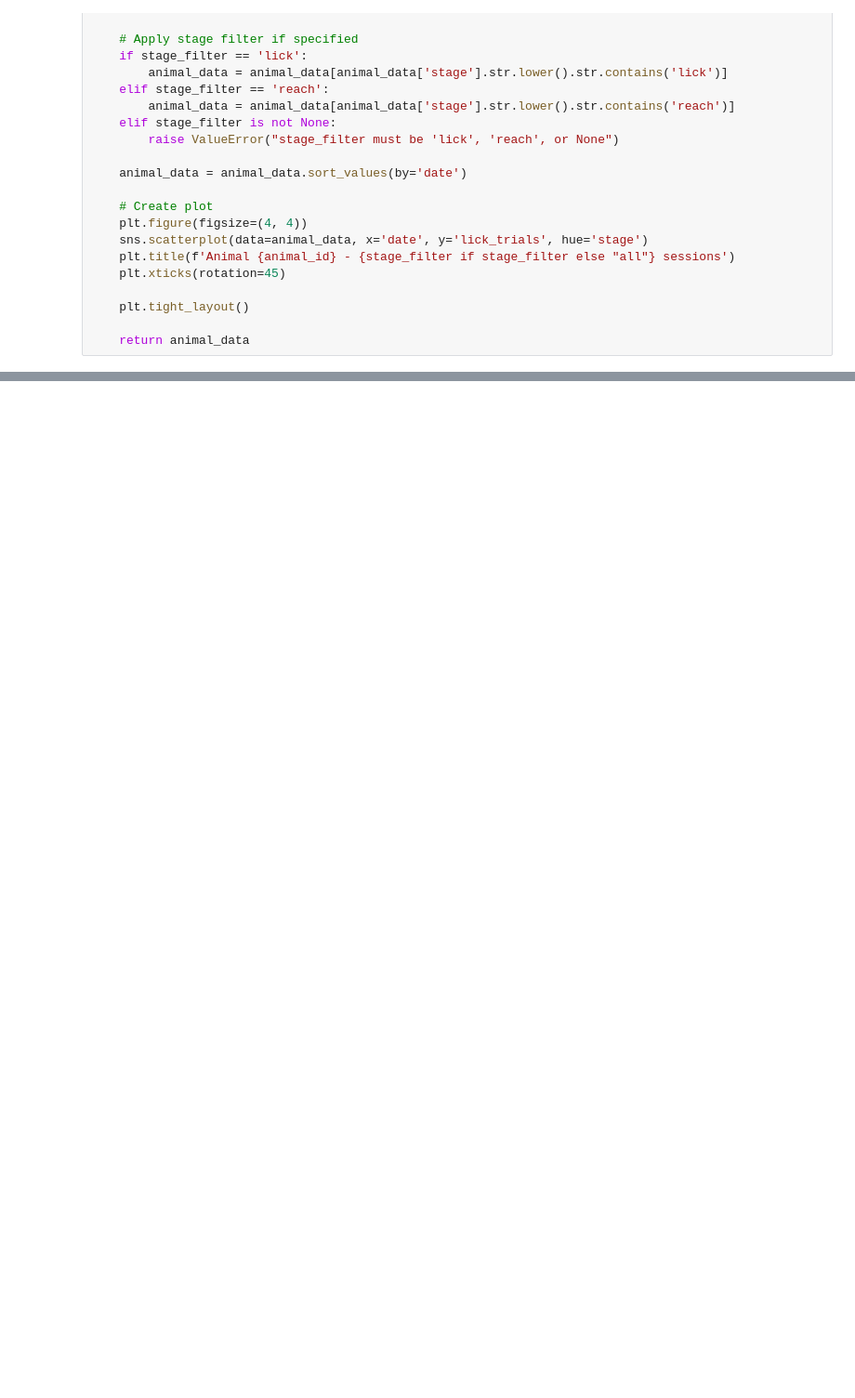
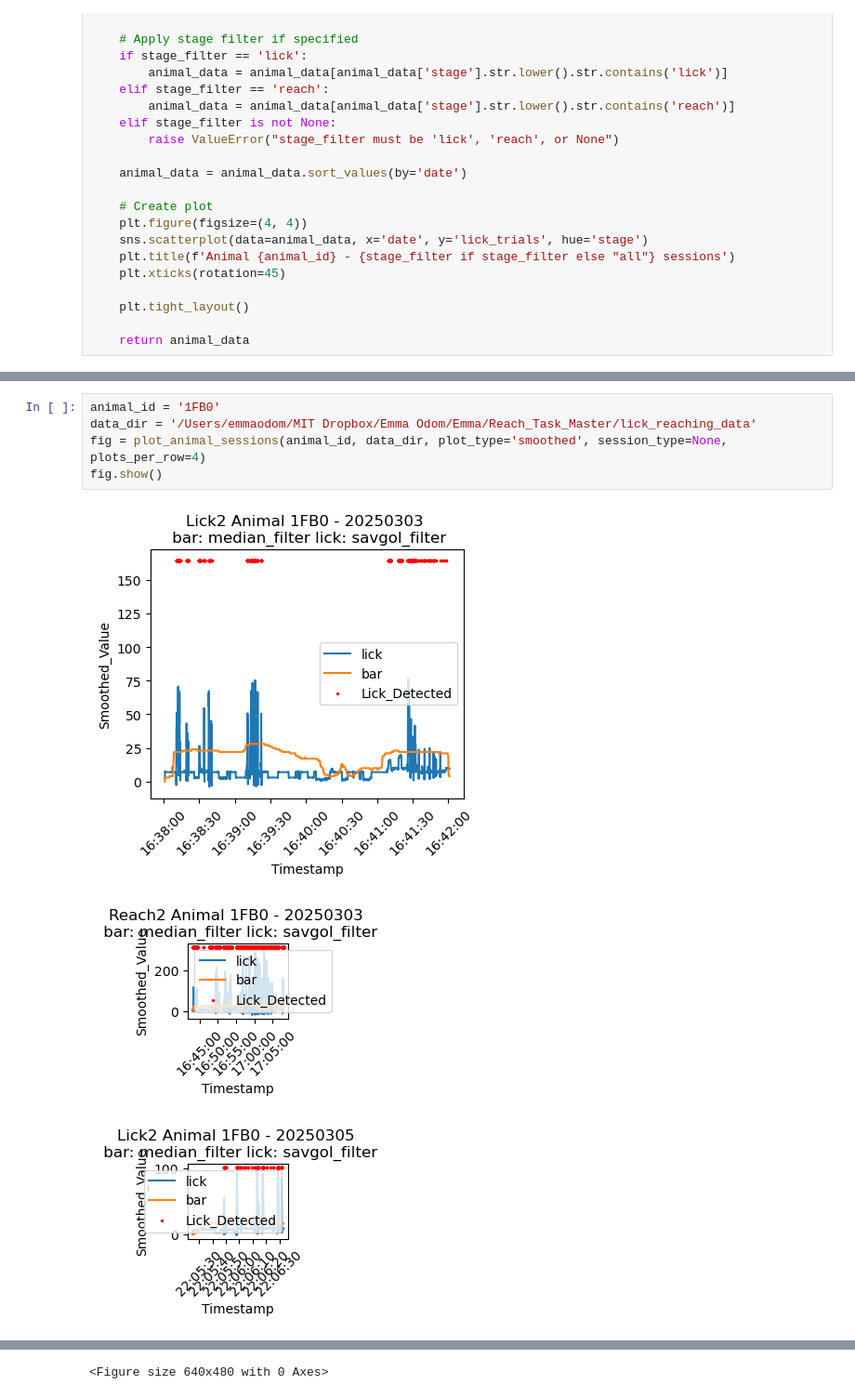
Before and after one commit to surlab/Behavior_Code_Emma, a Jupyter notebook: python/behavior_analysis.ipynb, the cells around one changed output, grey strips where cells are left out. Shown at 93% size. Drawn from its saved outputs; the diff is of its cells as text; blank space fills up the shorter version.

```diff
--- a/python/behavior_analysis.ipynb
+++ b/python/behavior_analysis.ipynb
@@ -599,0 +1056,9 @@ for animal_id in current_animals:
+# %%
+animal_id = '1FB0'
+data_dir = '/Users/emmaodom/MIT Dropbox/Emma Odom/Emma/Reach_Task_Master/lick_reaching_data'
+fig = plot_animal_sessions(animal_id, data_dir, plot_type='smoothed', session_type=None, plots_per_row=4)
+fig.show()
+# %% [output]
+[figure, added]
+[figure, added]
+[figure, added]
@@ -599,0 +1075 @@ for animal_id in current_animals:
+<Figure size 640x480 with 0 Axes>
```
Also changed, not shown: parts of 30 cells of this notebook, 13 other files.
